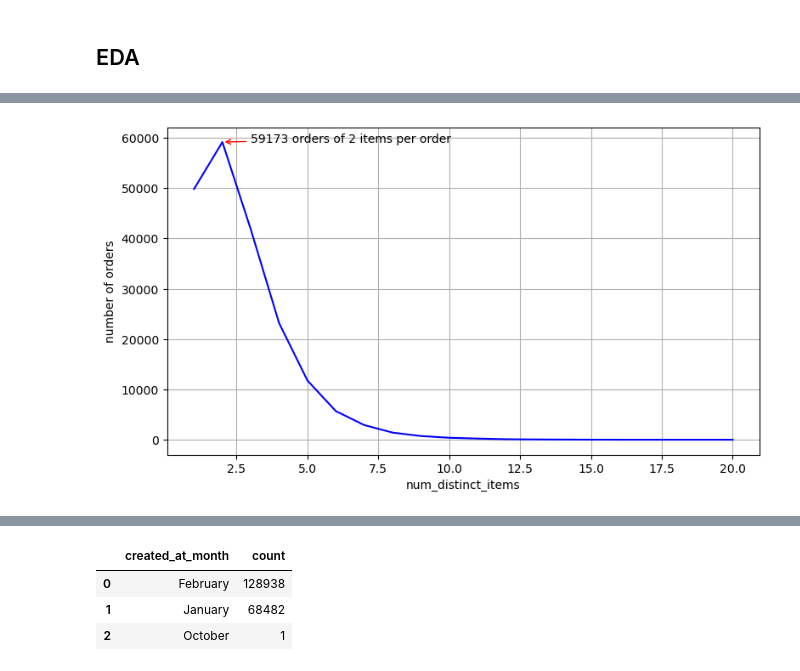
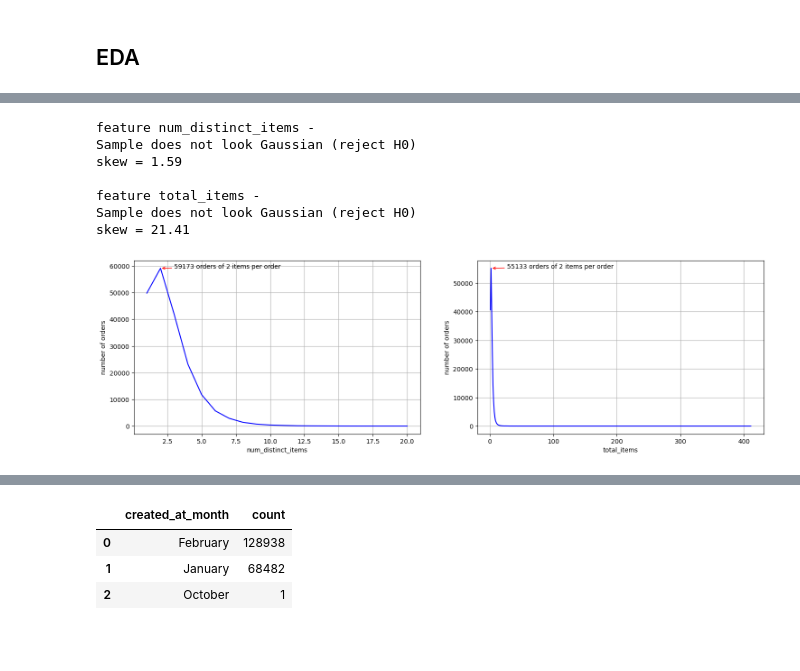
Before and after one commit to PraveenAllam93/neural-network-regression, a Jupyter notebook: notebooks/porter_data.ipynb, the cells around one changed output, grey strips where cells are left out. Saved outputs shown, nothing was run; the diff lists cells and outputs as text; code cells hidden in the pictures; blank space fills up the shorter version.

```diff
--- a/notebooks/porter_data.ipynb
+++ b/notebooks/porter_data.ipynb
@@ -158,15 +154,0 @@ df.describe()
-# %%
-df.dropna(subset = ["actual_delivery_time"], inplace = True)
-df["created_at"] = pd.to_datetime(df.created_at)
-df["actual_delivery_time"] = pd.to_datetime(df.actual_delivery_time)
-df["created_at_month"] = df.created_at.dt.month_name()
-df["created_at_weekday"] = df.created_at.dt.day_name()
-df["created_at_hour"] = df.created_at.dt.hour
-df["actual_delivery_month"] = df.actual_delivery_time.dt.month_name()
-df["actual_deliveryt_weekday"] = df.actual_delivery_time.dt.day_name()
-df["actual_delivery_hour"] = df.actual_delivery_time.dt.hour
-df["delivery_time"] = (df["actual_delivery_time"] - df["created_at"]).dt.total_seconds()/60
-# %%
-df.market_id = df.market_id.astype("category")
-df.order_protocol = df.order_protocol.astype("category")
-df.store_primary_category = df.store_primary_category.astype("category")
@@ -172,0 +163,2 @@ df.store_primary_category = df.store_primary_category.astype("category")
+# %%
+df = preprocessing_before_split(df)
@@ -185,12 +238,38 @@ df["order_protocol"].value_counts().plot(kind = "bar", color = "orange")
 # %%
-ax = df["num_distinct_items"].value_counts().sort_index().plot(kind = "line", grid = True, ylabel = "number of orders", color = "blue")
+fig, ax = plt.subplots(1, 2, figsize=(18, 5))
+
+print(f"feature num_distinct_items - ")
+shapiro_test(df.num_distinct_items)
+print(f"skew = {skew_info.loc['num_distinct_items']} \n")
+
+print(f"feature total_items - ")
+shapiro_test(df.total_items)
+print(f"skew = {skew_info.loc['total_items']}")
+
+
+df["num_distinct_items"].value_counts().sort_index().plot(kind = "line", grid = True, ylabel = "number of orders", color = "blue", ax = ax[0])
 # Finding the maximum value and its corresponding x-coordinate
 max_value = df["num_distinct_items"].value_counts().max()
 max_index = df["num_distinct_items"].value_counts().idxmax()
 
 # Annotating the maximum point
-ax.annotate(f'{max_value} orders of {max_index} items per order', xy=(max_index, max_value), xytext=(max_index+1, max_value - 100), arrowprops=dict(arrowstyle='->', color = "red"))
+ax[0].annotate(f'{max_value} orders of {max_index} items per order', xy=(max_index, max_value), xytext=(max_index+1, max_value - 100), arrowprops=dict(arrowstyle='->', color = "red"))
+
+df["total_items"].value_counts().sort_index().plot(kind = "line", grid = True, ylabel = "number of orders", color = "blue", ax = ax[1])
+# Finding the maximum value and its corresponding x-coordinate
+max_value = df["total_items"].value_counts().max()
+max_index = df["total_items"].value_counts().idxmax()
+
+# Annotating the maximum point
+ax[1].annotate(f'{max_value} orders of {max_index} items per order', xy=(max_index, max_value), xytext=(max_index+25, max_value - 100), arrowprops=dict(arrowstyle='->', color = "red"))
 
 plt.show()
 # %% [output]
+feature num_distinct_items -
+Sample does not look Gaussian (reject H0)
+skew = 1.59
+
+feature total_items -
+Sample does not look Gaussian (reject H0)
+skew = 21.41
-[figure, old version]
+[figure, new version]
```
Also changed, not shown: parts of 123 cells of this notebook, 25 other files.
